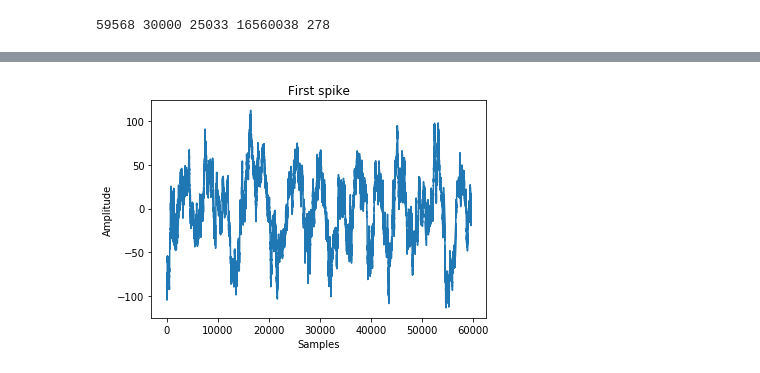
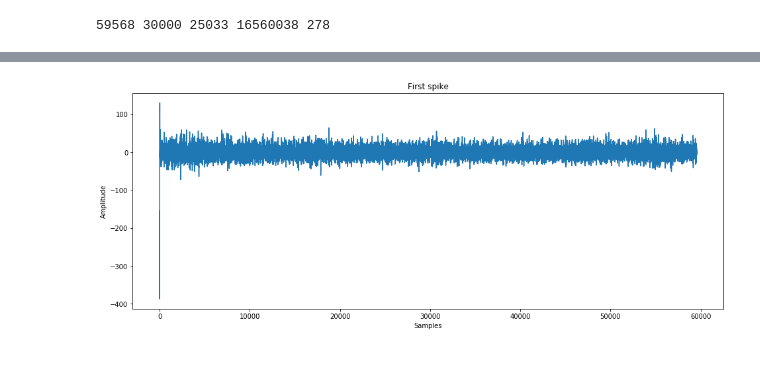
Before and after one commit to VH-Lab/NDI-python, a Jupyter notebook: example/Spike Extraction.ipynb, the cells around one changed output, grey strips where cells are left out. Saved outputs shown, nothing was run; the diff lists cells and outputs as text; code cells hidden in the pictures.

```diff
--- a/example/Spike Extraction.ipynb
+++ b/example/Spike Extraction.ipynb
@@ -53,11 +59,13 @@ matplotlib.pyplot.show()
+# %%
+# Run the spike extractor inline
+extracted_spikes = spike_extractor.run(probe_data[0])
 # %%
-# Run the spike extractor inline
-extracted_spikes = spike_extractor.run(probe_data)
 # Graph our results
+matplotlib.pyplot.figure(figsize=(16,6))
 matplotlib.pyplot.plot(extracted_spikes)
 matplotlib.pyplot.title('First spike')
 matplotlib.pyplot.xlabel('Samples')
 matplotlib.pyplot.ylabel('Amplitude')
 matplotlib.pyplot.show()
 # %% [output]
-[figure, old version]
+[figure, new version]
```
Also changed, not shown: parts of 2 cells of this notebook, 1 other file.
